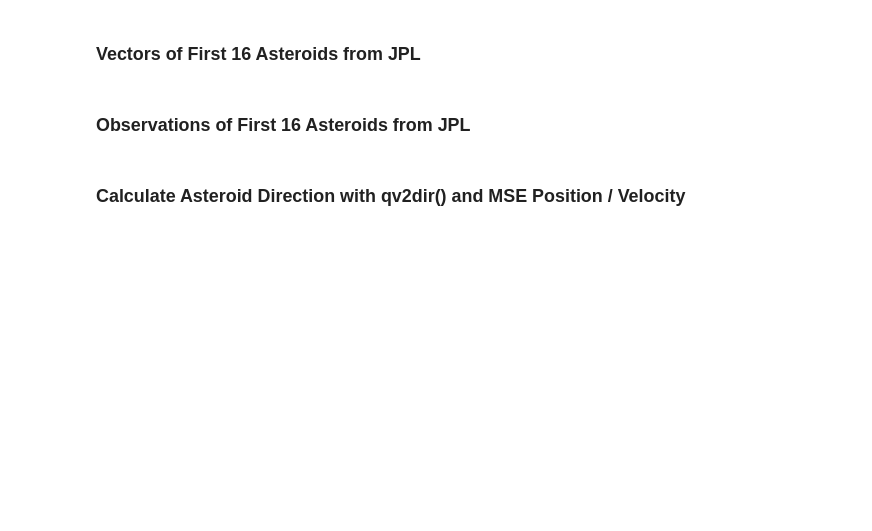
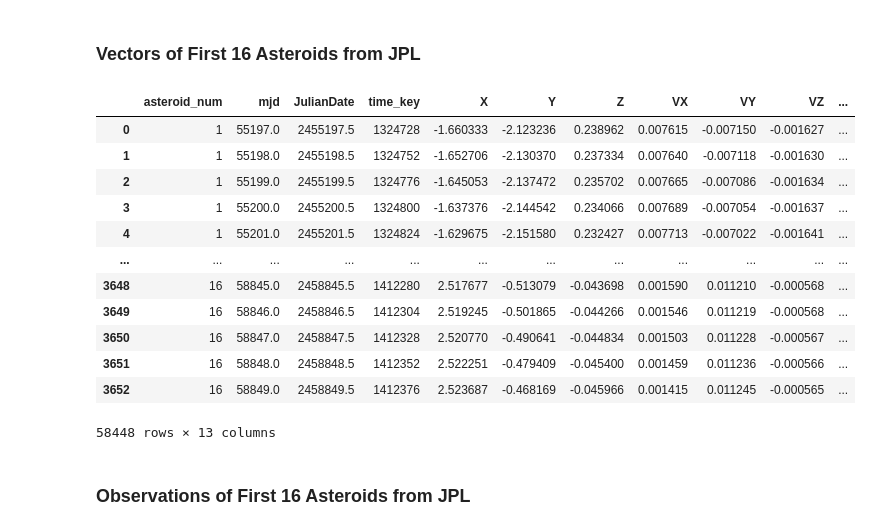
Before and after one commit to memanuel/kepler-sieve, a Jupyter notebook: src/scratch.ipynb, the cells around one changed output. Saved outputs shown, nothing was run; the diff lists cells and outputs as text; code cells hidden in the pictures; blank space fills up the shorter version.

```diff
--- a/src/scratch.ipynb
+++ b/src/scratch.ipynb
@@ -45,3 +69,19 @@ df_ast_daily = load_ast_jpl(ast_num0=1, ast_num1=16, dir_name=dir_name_daily)
+# %%
+df_ast_jpl
+# %% [output]
+|  | asteroid_num | mjd | JulianDate | time_key | X | Y | Z | VX | VY | VZ | ... |
+| 0 | 1 | 55197.0 | 2455197.5 | 1324728 | -1.660333 | -2.123236 | 0.238962 | 0.007615 | -0.007150 | -0.001627 | ... |
+| 1 | 1 | 55198.0 | 2455198.5 | 1324752 | -1.652706 | -2.130370 | 0.237334 | 0.007640 | -0.007118 | -0.001630 | ... |
+| 2 | 1 | 55199.0 | 2455199.5 | 1324776 | -1.645053 | -2.137472 | 0.235702 | 0.007665 | -0.007086 | -0.001634 | ... |
+| 3 | 1 | 55200.0 | 2455200.5 | 1324800 | -1.637376 | -2.144542 | 0.234066 | 0.007689 | -0.007054 | -0.001637 | ... |
+| 4 | 1 | 55201.0 | 2455201.5 | 1324824 | -1.629675 | -2.151580 | 0.232427 | 0.007713 | -0.007022 | -0.001641 | ... |
+| ... | ... | ... | ... | ... | ... | ... | ... | ... | ... | ... | ... |
+| 3648 | 16 | 58845.0 | 2458845.5 | 1412280 | 2.517677 | -0.513079 | -0.043698 | 0.001590 | 0.011210 | -0.000568 | ... |
+| 3649 | 16 | 58846.0 | 2458846.5 | 1412304 | 2.519245 | -0.501865 | -0.044266 | 0.001546 | 0.011219 | -0.000568 | ... |
+| 3650 | 16 | 58847.0 | 2458847.5 | 1412328 | 2.520770 | -0.490641 | -0.044834 | 0.001503 | 0.011228 | -0.000567 | ... |
+| 3651 | 16 | 58848.0 | 2458848.5 | 1412352 | 2.522251 | -0.479409 | -0.045400 | 0.001459 | 0.011236 | -0.000566 | ... |
+| 3652 | 16 | 58849.0 | 2458849.5 | 1412376 | 2.523687 | -0.468169 | -0.045966 | 0.001415 | 0.011245 | -0.000565 | ... |
+58448 rows × 13 columns
 # %% [markdown]
 ### Observations of First 16 Asteroids from JPL
 # %%
@@ -51,2 +89,0 @@ df_obs_daily = load_obs_ast_jpl(ast_num0=1, ast_num1=16, observer_name='geocente
-# %% [markdown]
-### Calculate Asteroid Direction with qv2dir() and MSE Position / Velocity
```
Also changed, not shown: parts of 29 cells of this notebook, 2 other files.
